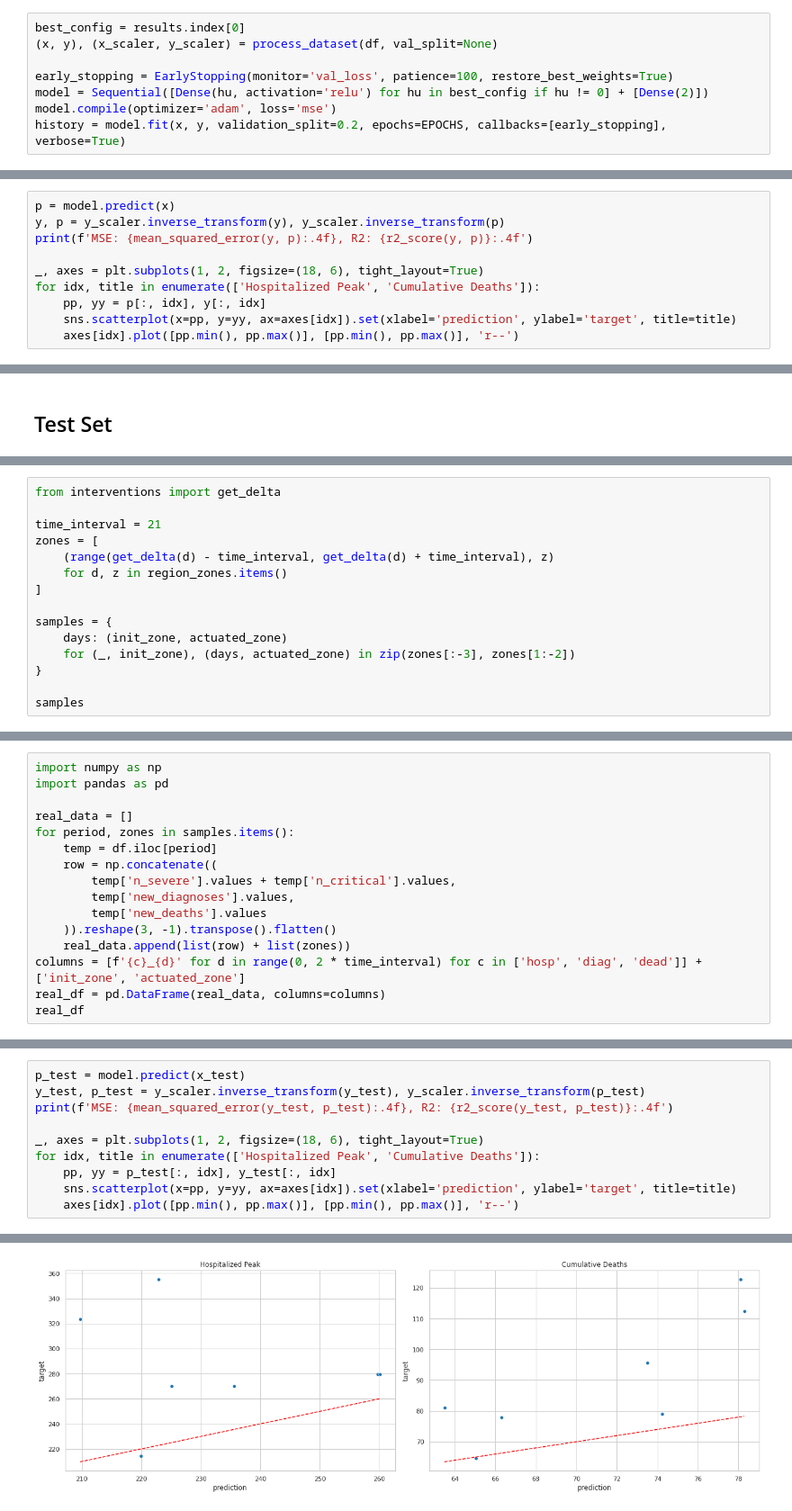
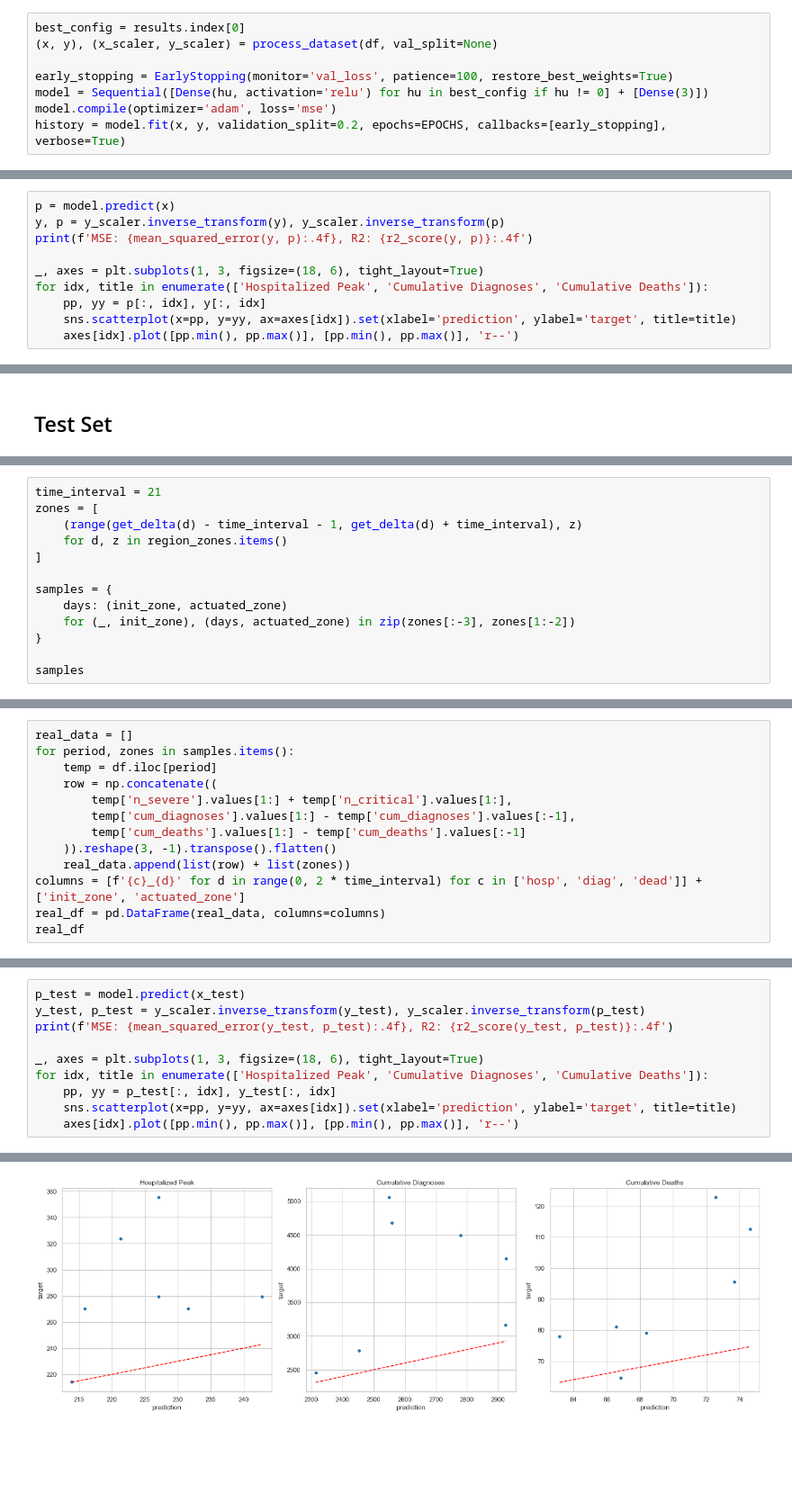
Before and after one commit to LIA-UniBo/EpidemicModelLearning, a Jupyter notebook: notebooks/4. Surrogate Model.ipynb, the cells around one changed output, grey strips where cells are left out. Shown at 90% size. Saved outputs shown, nothing was run; the diff lists cells and outputs as text; blank space fills up the shorter version.

```diff
--- a/notebooks/4. Surrogate Model.ipynb
+++ b/notebooks/4. Surrogate Model.ipynb
@@ -75,7 +111,7 @@ best_config = results.index[0]
 (x, y), (x_scaler, y_scaler) = process_dataset(df, val_split=None)
 
 early_stopping = EarlyStopping(monitor='val_loss', patience=100, restore_best_weights=True)
-model = Sequential([Dense(hu, activation='relu') for hu in best_config if hu != 0] + [Dense(2)])
+model = Sequential([Dense(hu, activation='relu') for hu in best_config if hu != 0] + [Dense(3)])
 model.compile(optimizer='adam', loss='mse')
 history = model.fit(x, y, validation_split=0.2, epochs=EPOCHS, callbacks=[early_stopping], verbose=True)
 # %% [output]
@@ -108,8 +144,8 @@ p = model.predict(x)
 y, p = y_scaler.inverse_transform(y), y_scaler.inverse_transform(p)
 print(f'MSE: {mean_squared_error(y, p):.4f}, R2: {r2_score(y, p)}:.4f')
 
-_, axes = plt.subplots(1, 2, figsize=(18, 6), tight_layout=True)
-for idx, title in enumerate(['Hospitalized Peak', 'Cumulative Deaths']):
+_, axes = plt.subplots(1, 3, figsize=(18, 6), tight_layout=True)
+for idx, title in enumerate(['Hospitalized Peak', 'Cumulative Diagnoses', 'Cumulative Deaths']):
     pp, yy = p[:, idx], y[:, idx]
     sns.scatterplot(x=pp, y=yy, ax=axes[idx]).set(xlabel='prediction', ylabel='target', title=title)
     axes[idx].plot([pp.min(), pp.max()], [pp.min(), pp.max()], 'r--')
@@ -155,9 +189,7 @@ df
 # %%
-from interventions import get_delta
-
 time_interval = 21
 zones = [
-    (range(get_delta(d) - time_interval, get_delta(d) + time_interval), z)
+    (range(get_delta(d) - time_interval - 1, get_delta(d) + time_interval), z)
     for d, z in region_zones.items()
 ]
 
@@ -178,14 +210,11 @@ samples
 # %%
-import numpy as np
-import pandas as pd
-
 real_data = []
 for period, zones in samples.items():
     temp = df.iloc[period]
     row = np.concatenate((
-        temp['n_severe'].values + temp['n_critical'].values,
-        temp['new_diagnoses'].values,
-        temp['new_deaths'].values
+        temp['n_severe'].values[1:] + temp['n_critical'].values[1:],
+        temp['cum_diagnoses'].values[1:] - temp['cum_diagnoses'].values[:-1],
+        temp['cum_deaths'].values[1:] - temp['cum_deaths'].values[:-1]
     )).reshape(3, -1).transpose().flatten()
     real_data.append(list(row) + list(zones))
 columns = [f'{c}_{d}' for d in range(0, 2 * time_interval) for c in ['hosp', 'diag', 'dead']] + ['init_zone', 'actuated_zone']
@@ -213,8 +240,8 @@ p_test = model.predict(x_test)
 y_test, p_test = y_scaler.inverse_transform(y_test), y_scaler.inverse_transform(p_test)
 print(f'MSE: {mean_squared_error(y_test, p_test):.4f}, R2: {r2_score(y_test, p_test)}:.4f')
 
-_, axes = plt.subplots(1, 2, figsize=(18, 6), tight_layout=True)
-for idx, title in enumerate(['Hospitalized Peak', 'Cumulative Deaths']):
+_, axes = plt.subplots(1, 3, figsize=(18, 6), tight_layout=True)
+for idx, title in enumerate(['Hospitalized Peak', 'Cumulative Diagnoses', 'Cumulative Deaths']):
     pp, yy = p_test[:, idx], y_test[:, idx]
     sns.scatterplot(x=pp, y=yy, ax=axes[idx]).set(xlabel='prediction', ylabel='target', title=title)
     axes[idx].plot([pp.min(), pp.max()], [pp.min(), pp.max()], 'r--')
@@ -223 +250 @@ MSE: 2760.7384, R2: -1.2366368539008175:.4f
-[figure, old version]
+[figure, new version]
```
Also changed, not shown: parts of 14 cells of this notebook, 12 other files.
